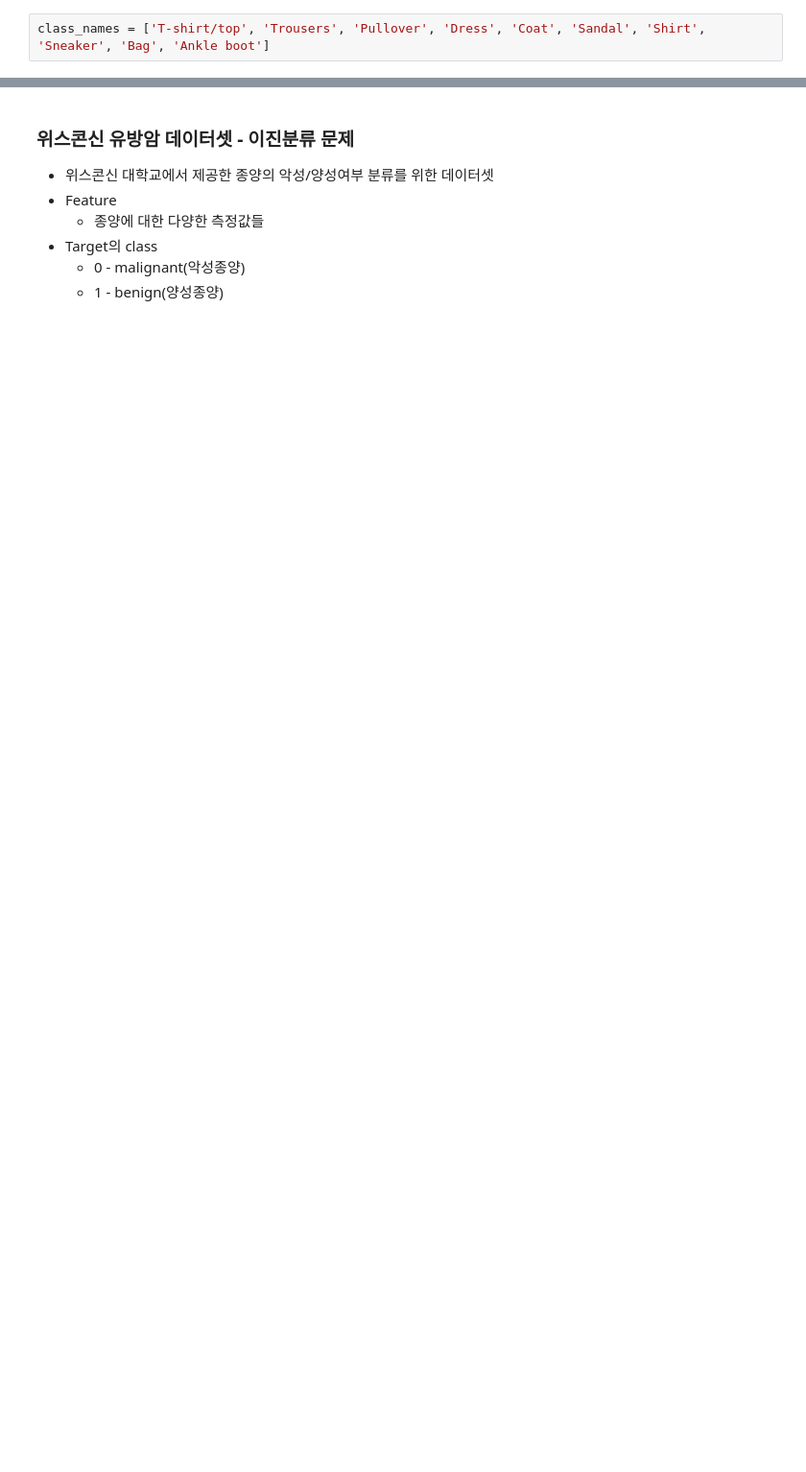
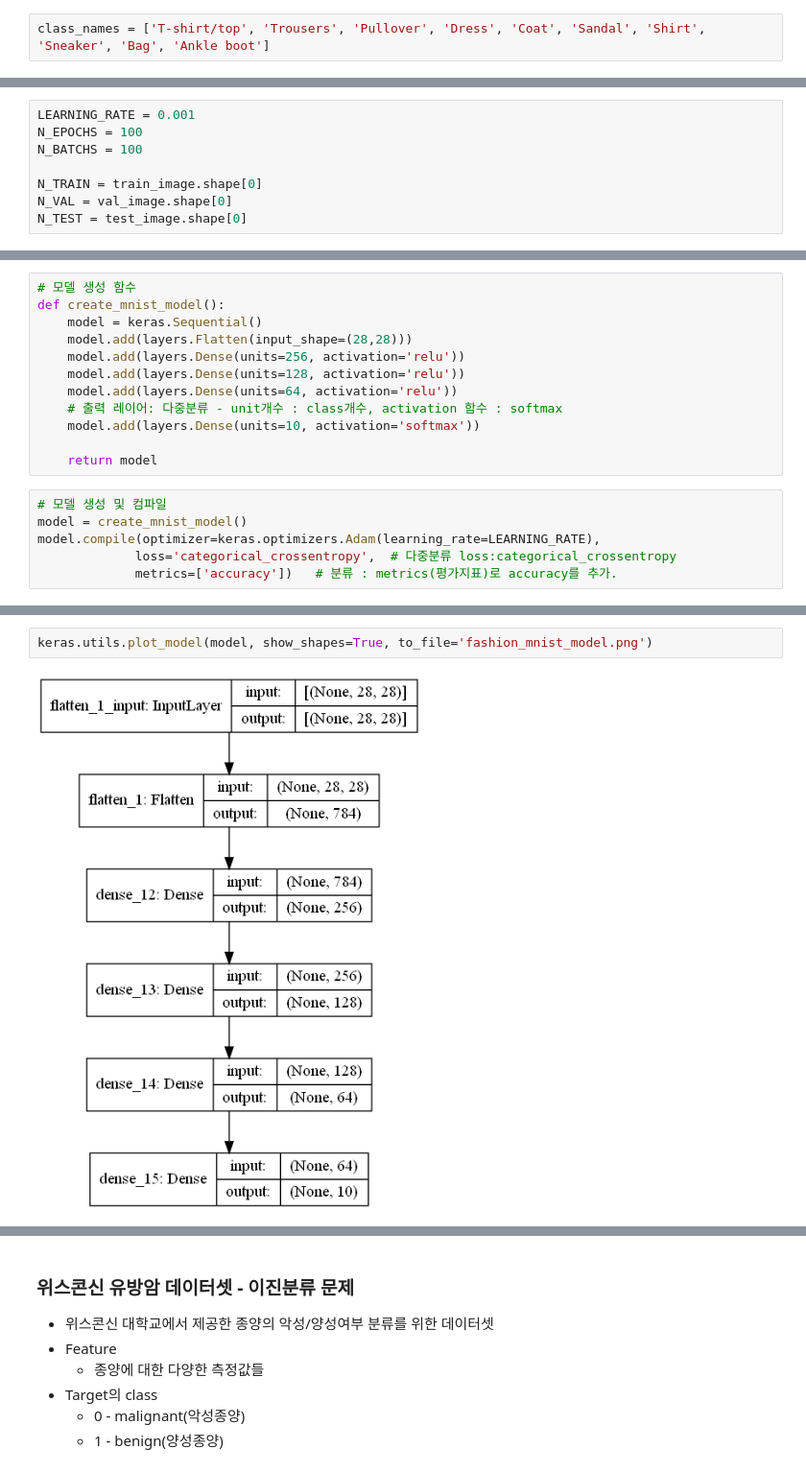
Before and after one commit to sujeong-jang-creator/jcrystal, a Jupyter notebook: 14.DeepLearning/04_DNN_분류_회귀.ipynb, the cells around one changed output, grey strips where cells are left out. Shown at 96% size. Saved outputs shown, nothing was run; the diff lists cells and outputs as text; blank space fills up the shorter version.

```diff
--- a/14.DeepLearning/04_DNN_분류_회귀.ipynb
+++ b/14.DeepLearning/04_DNN_분류_회귀.ipynb
@@ -275,0 +727,8 @@ class_names = ['T-shirt/top', 'Trousers', 'Pullover', 'Dress', 'Coat', 'Sandal',
+# %%
+LEARNING_RATE = 0.001
+N_EPOCHS = 100
+N_BATCHS = 100
+
+N_TRAIN = train_image.shape[0]
+N_VAL = val_image.shape[0]
+N_TEST = test_image.shape[0]
@@ -275,0 +778,18 @@ class_names = ['T-shirt/top', 'Trousers', 'Pullover', 'Dress', 'Coat', 'Sandal',
+# %%
+# 모델 생성 함수
+def create_mnist_model():
+    model = keras.Sequential()
+    model.add(layers.Flatten(input_shape=(28,28)))
+    model.add(layers.Dense(units=256, activation='relu'))
+    model.add(layers.Dense(units=128, activation='relu'))
+    model.add(layers.Dense(units=64, activation='relu'))
+    # 출력 레이어: 다중분류 - unit개수 : class개수, activation 함수 : softmax
+    model.add(layers.Dense(units=10, activation='softmax'))
+
+    return model
+# %%
+# 모델 생성 및 컴파일
+model = create_mnist_model()
+model.compile(optimizer=keras.optimizers.Adam(learning_rate=LEARNING_RATE),
+             loss='categorical_crossentropy',  # 다중분류 loss:categorical_crossentropy
+             metrics=['accuracy'])   # 분류 : metrics(평가지표)로 accuracy를 추가.
@@ -275,0 +817,4 @@ class_names = ['T-shirt/top', 'Trousers', 'Pullover', 'Dress', 'Coat', 'Sandal',
+# %%
+keras.utils.plot_model(model, show_shapes=True, to_file='fashion_mnist_model.png')
+# %% [output]
+[figure, added]
```
Also changed, not shown: parts of 84 cells of this notebook, 18 other files.
